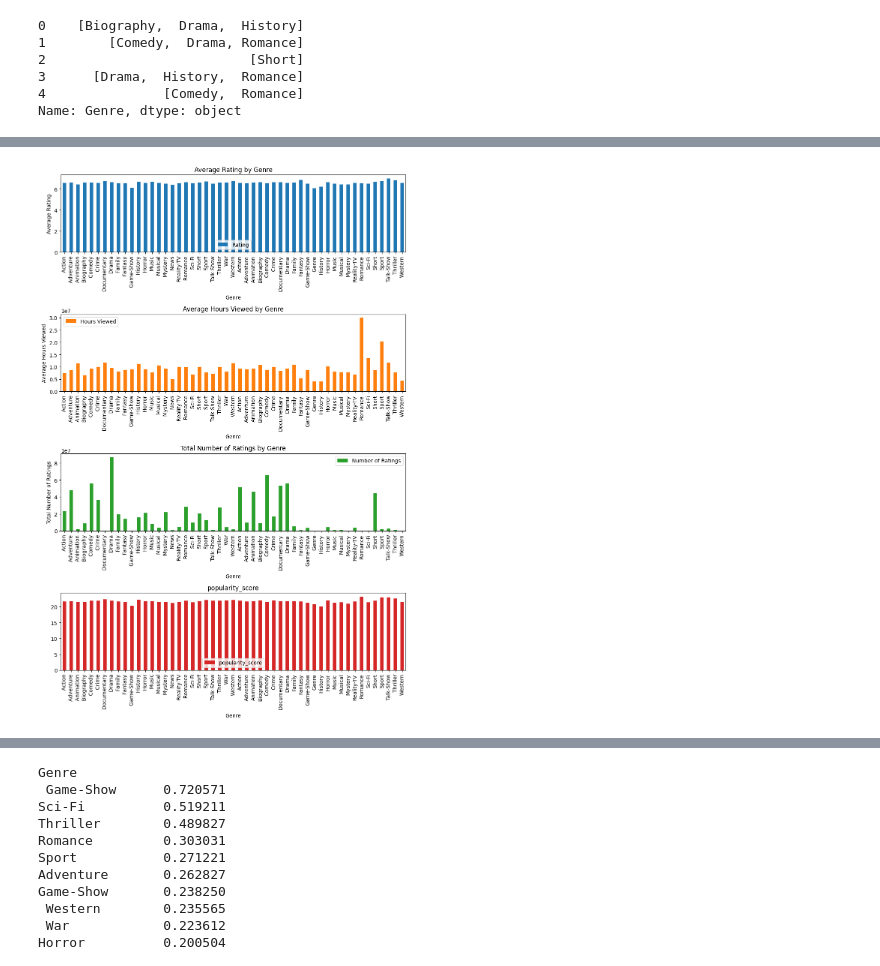
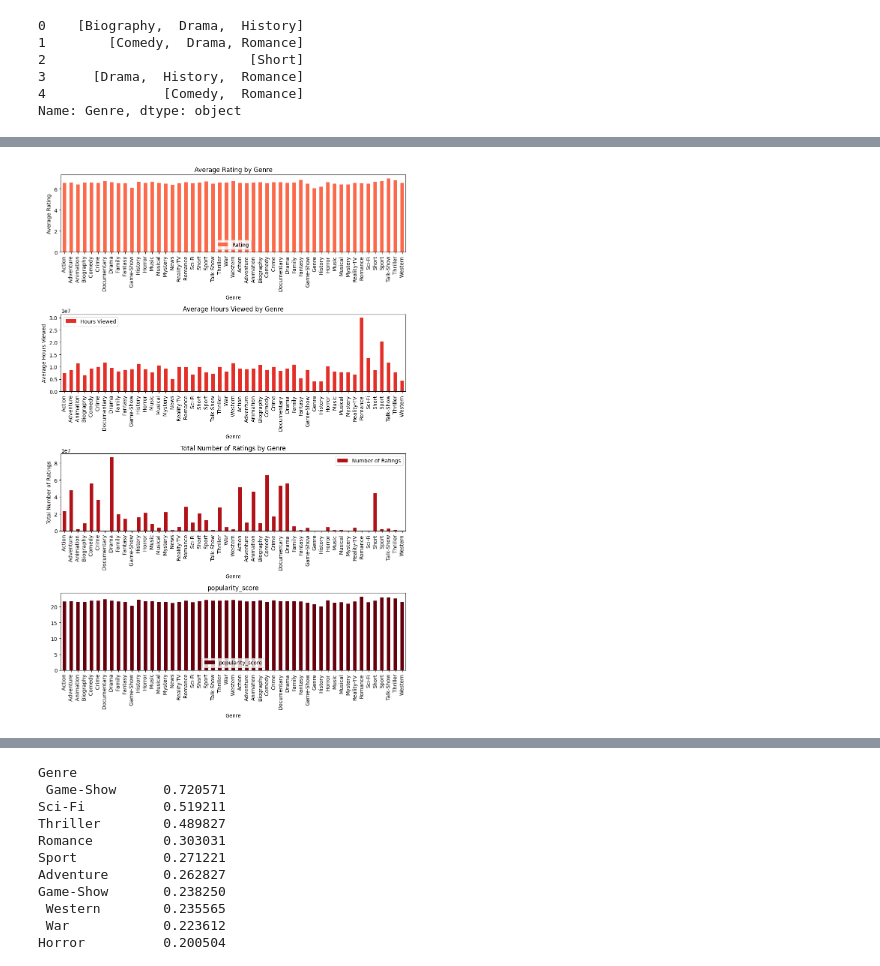
Before and after one commit to FlamingoCalves/netflix-2023-analysis, a Jupyter notebook: netflix_movie_analysis.ipynb, the cells around one changed output, grey strips where cells are left out. Drawn from its saved outputs; the diff is of its cells as text; code cells hidden in the pictures.

```diff
--- a/netflix_movie_analysis.ipynb
+++ b/netflix_movie_analysis.ipynb
@@ -211,33 +206,32 @@ df[50:100]
 # %%
-import matplotlib.pyplot as plt
-
-# Splitting the 'Genre' column into separate rows
-#df['Genre'] = df['Genre'].astype(str).str.split(',')
+# Group by Genre and calculate required statistics
 df_exploded = df.explode('Genre')
-
-# Group by Genre and calculate required statistics
 genre_stats = df_exploded.groupby('Genre').agg({'Rating': 'mean', 'Hours Viewed': 'mean', 'Number of Ratings': 'sum', 'popularity_score': 'mean'})
 
-# Plotting these statistics can be done in multiple ways, e.g., bar plots
-axes = genre_stats.plot(kind='bar', subplots=True, layout=(4, 1), figsize=(10, 15), sharex=False)
+# Get the colormap and adjust its brightness
+cmap = plt.get_cmap('Reds')
+bright_cmap = mcolors.LinearSegmentedColormap.from_list('bright_cmap', cmap(np.linspace(0.5, 1, 256)))
+
+# Plotting
+axes = genre_stats.plot(kind='bar', subplots=True, layout=(4, 1), figsize=(10, 15), sharex=False, cmap=bright_cmap)
 
 # Set individual titles and labels for each subplot
 axes[0][0].set_title('Average Rating by Genre')
 axes[0][0].set_xlabel('Genre')
 axes[0][0].set_ylabel('Average Rating')
 
 axes[1][0].set_title('Average Hours Viewed by Genre')
 axes[1][0].set_xlabel('Genre')
 axes[1][0].set_ylabel('Average Hours Viewed')
 
 axes[2][0].set_title('Total Number of Ratings by Genre')
 axes[2][0].set_xlabel('Genre')
 axes[2][0].set_ylabel('Total Number of Ratings')
 
 # Adjust layout to prevent overlap
 plt.tight_layout()
 
 # Display the plot
 plt.show()
 # %% [output]
-[figure, old version]
+[figure, new version]
```
Also changed, not shown: parts of 34 cells of this notebook, 1 other file.
